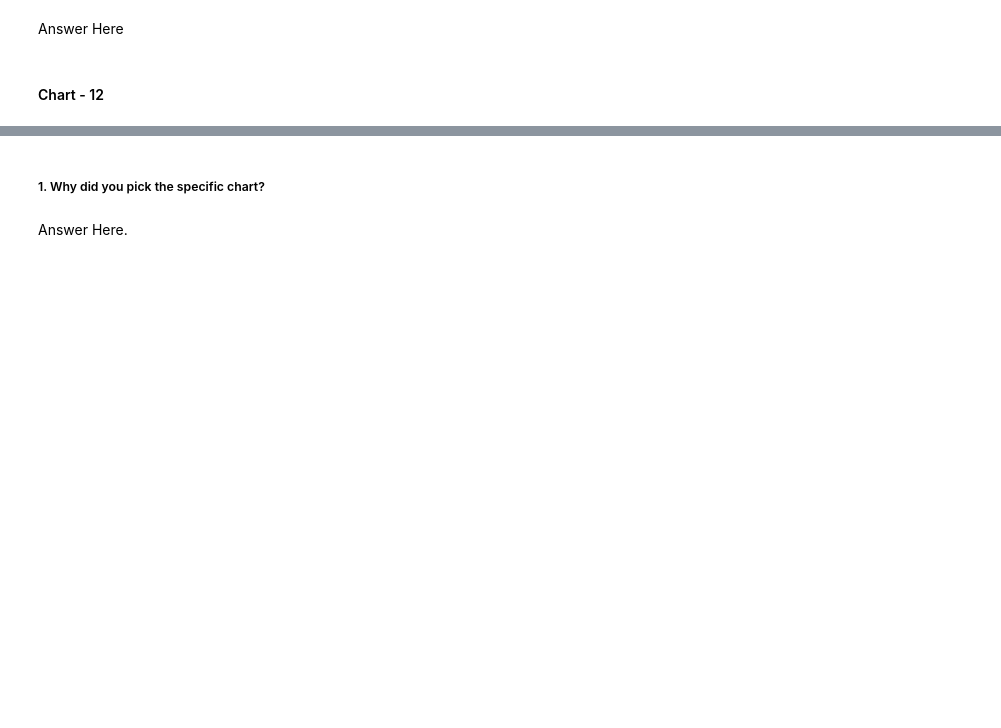
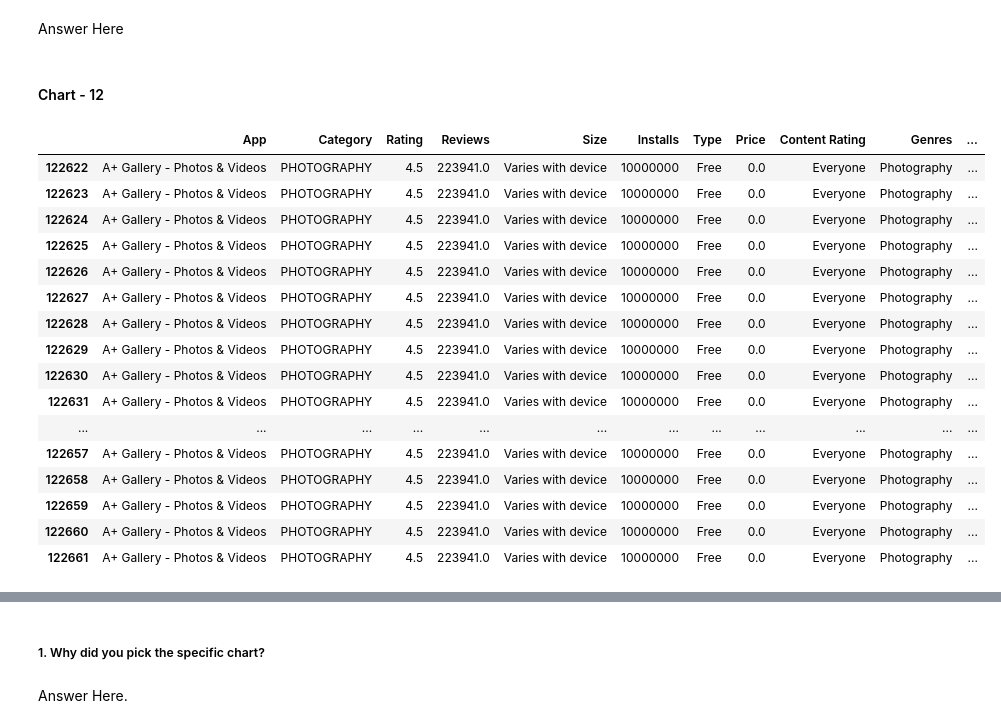
Before and after one commit to sanidhya1996/Exploratory-Data-Analysis-EDA-, a Jupyter notebook: Play_Store_App_Review_analysis(EDA).ipynb, the cells around one changed output, grey strips where cells are left out. Saved outputs shown, nothing was run; the diff lists cells and outputs as text; code cells hidden in the pictures; blank space fills up the shorter version.

```diff
--- a/Play_Store_App_Review_analysis(EDA).ipynb
+++ b/Play_Store_App_Review_analysis(EDA).ipynb
@@ -697,0 +696,20 @@ Answer Here
+# %%
+Psd.tail(40)
+# %% [output]
+|  | App | Category | Rating | Reviews | Size | Installs | Type | Price | Content Rating | Genres | ... |
+| 122622 | A+ Gallery - Photos & Videos | PHOTOGRAPHY | 4.5 | 223941.0 | Varies with device | 10000000 | Free | 0.0 | Everyone | Photography | ... |
+| 122623 | A+ Gallery - Photos & Videos | PHOTOGRAPHY | 4.5 | 223941.0 | Varies with device | 10000000 | Free | 0.0 | Everyone | Photography | ... |
+| 122624 | A+ Gallery - Photos & Videos | PHOTOGRAPHY | 4.5 | 223941.0 | Varies with device | 10000000 | Free | 0.0 | Everyone | Photography | ... |
+| 122625 | A+ Gallery - Photos & Videos | PHOTOGRAPHY | 4.5 | 223941.0 | Varies with device | 10000000 | Free | 0.0 | Everyone | Photography | ... |
+| 122626 | A+ Gallery - Photos & Videos | PHOTOGRAPHY | 4.5 | 223941.0 | Varies with device | 10000000 | Free | 0.0 | Everyone | Photography | ... |
+| 122627 | A+ Gallery - Photos & Videos | PHOTOGRAPHY | 4.5 | 223941.0 | Varies with device | 10000000 | Free | 0.0 | Everyone | Photography | ... |
+| 122628 | A+ Gallery - Photos & Videos | PHOTOGRAPHY | 4.5 | 223941.0 | Varies with device | 10000000 | Free | 0.0 | Everyone | Photography | ... |
+| 122629 | A+ Gallery - Photos & Videos | PHOTOGRAPHY | 4.5 | 223941.0 | Varies with device | 10000000 | Free | 0.0 | Everyone | Photography | ... |
+| 122630 | A+ Gallery - Photos & Videos | PHOTOGRAPHY | 4.5 | 223941.0 | Varies with device | 10000000 | Free | 0.0 | Everyone | Photography | ... |
+| 122631 | A+ Gallery - Photos & Videos | PHOTOGRAPHY | 4.5 | 223941.0 | Varies with device | 10000000 | Free | 0.0 | Everyone | Photography | ... |
+| ... | ... | ... | ... | ... | ... | ... | ... | ... | ... | ... | ... |
+| 122657 | A+ Gallery - Photos & Videos | PHOTOGRAPHY | 4.5 | 223941.0 | Varies with device | 10000000 | Free | 0.0 | Everyone | Photography | ... |
+| 122658 | A+ Gallery - Photos & Videos | PHOTOGRAPHY | 4.5 | 223941.0 | Varies with device | 10000000 | Free | 0.0 | Everyone | Photography | ... |
+| 122659 | A+ Gallery - Photos & Videos | PHOTOGRAPHY | 4.5 | 223941.0 | Varies with device | 10000000 | Free | 0.0 | Everyone | Photography | ... |
+| 122660 | A+ Gallery - Photos & Videos | PHOTOGRAPHY | 4.5 | 223941.0 | Varies with device | 10000000 | Free | 0.0 | Everyone | Photography | ... |
+| 122661 | A+ Gallery - Photos & Videos | PHOTOGRAPHY | 4.5 | 223941.0 | Varies with device | 10000000 | Free | 0.0 | Everyone | Photography | ... |
```
Also changed, not shown: parts of 3 cells of this notebook.
